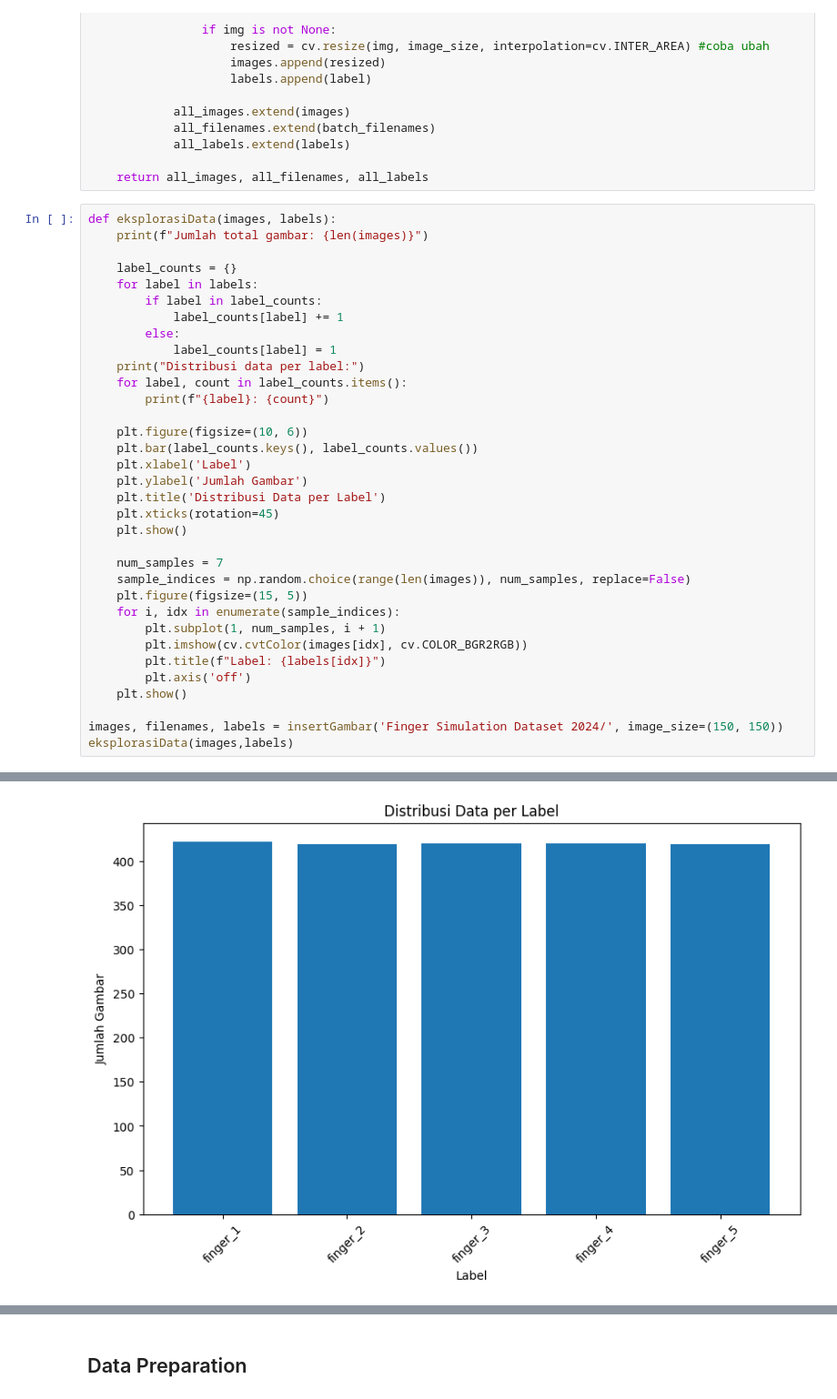
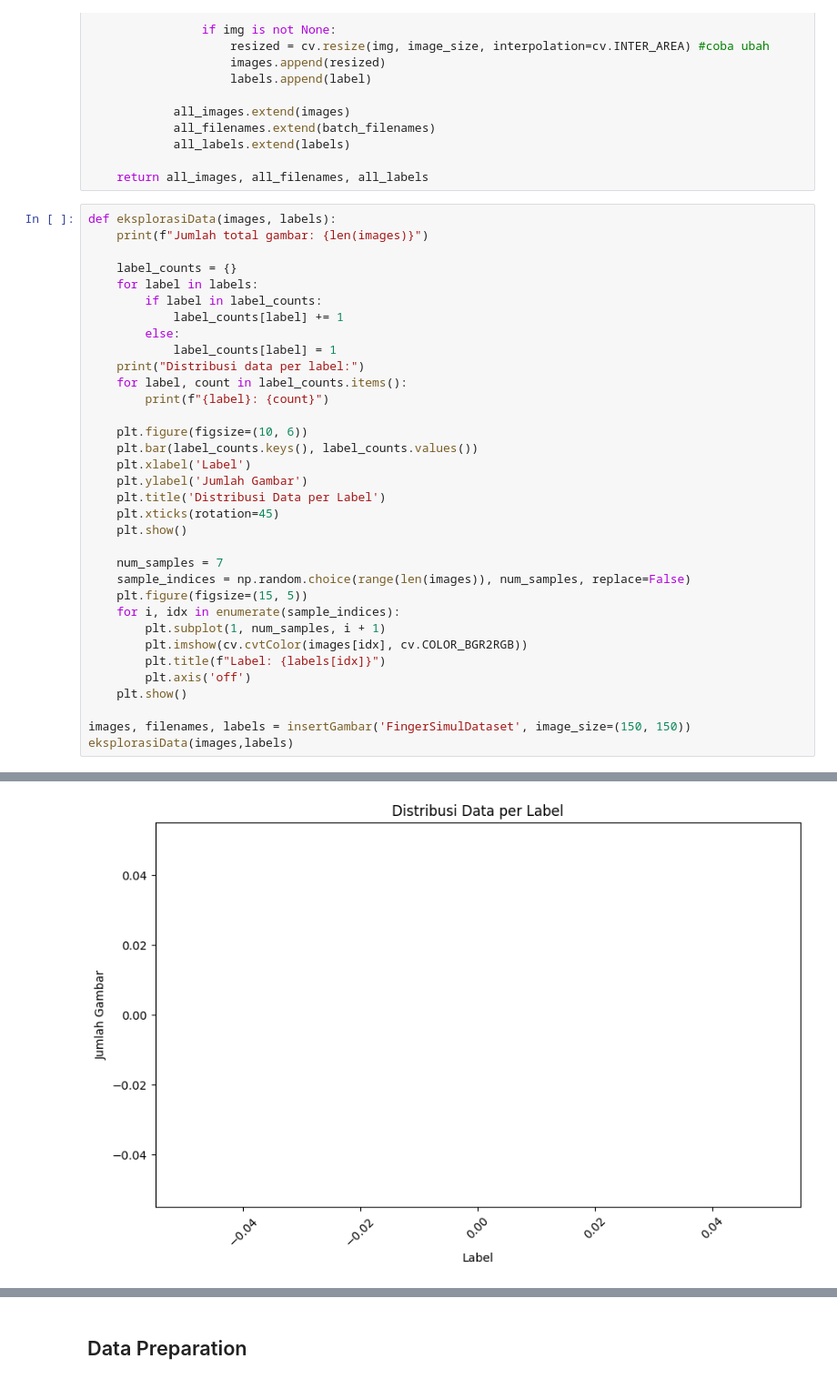
Before and after one commit to Digital-Image-Processing-2024/modul-6-jurnal-FrieskyAst, a Jupyter notebook: percobaan_2.ipynb, the cells around one changed output, grey strips where cells are left out. Shown: that part at 91% size. Saved outputs shown, nothing was run; the diff lists cells and outputs as text.

```diff
--- a/percobaan_2.ipynb
+++ b/percobaan_2.ipynb
@@ -92,6 +107,6 @@ def eksplorasiData(images, labels):
         plt.axis('off')
     plt.show()
 
-images, filenames, labels = insertGambar('Finger Simulation Dataset 2024/', image_size=(150, 150))
+images, filenames, labels = insertGambar('FingerSimulDataset', image_size=(150, 150))
 eksplorasiData(images,labels)
 # %% [output]
@@ -105 +115 @@ finger_5: 419
-[figure, old version]
+[figure, new version]
```
Also changed, not shown: parts of 4 cells of this notebook, 1 other file.
